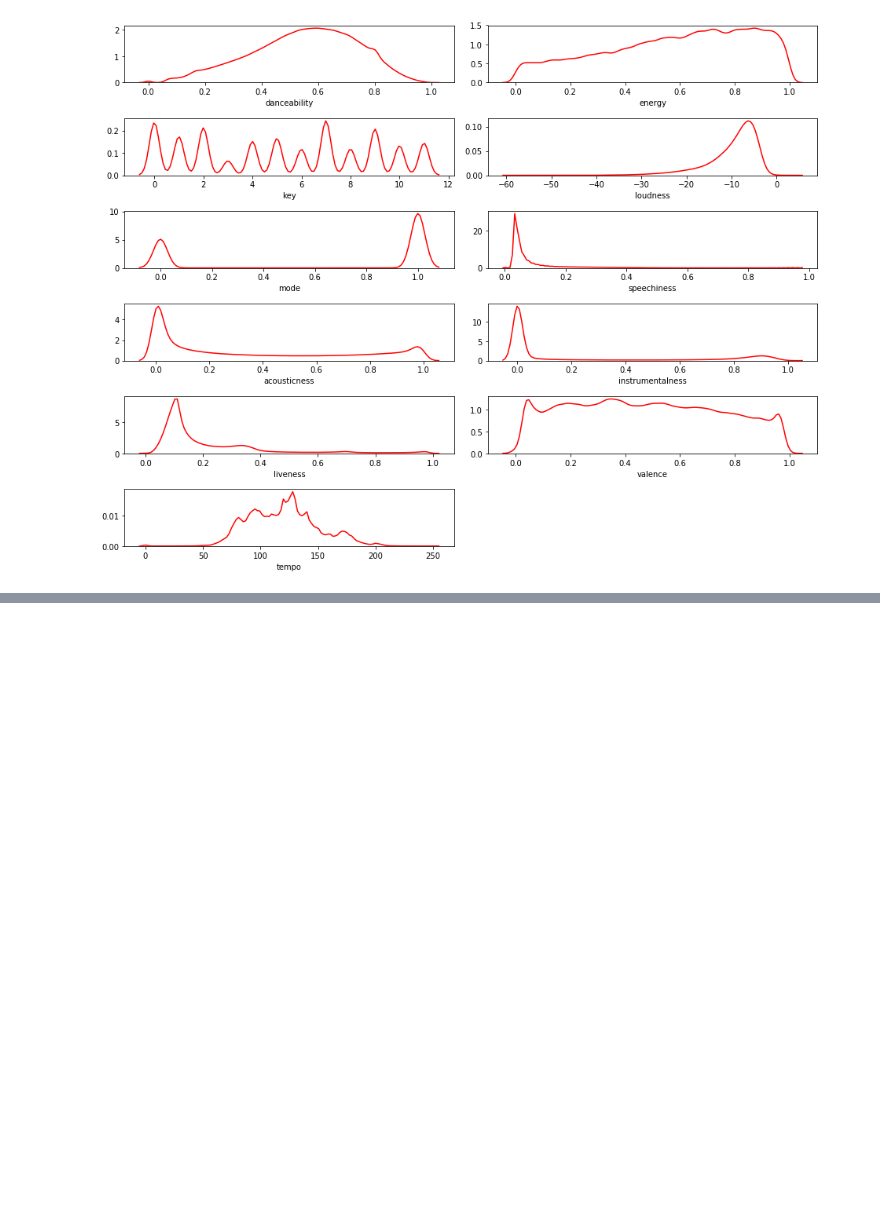
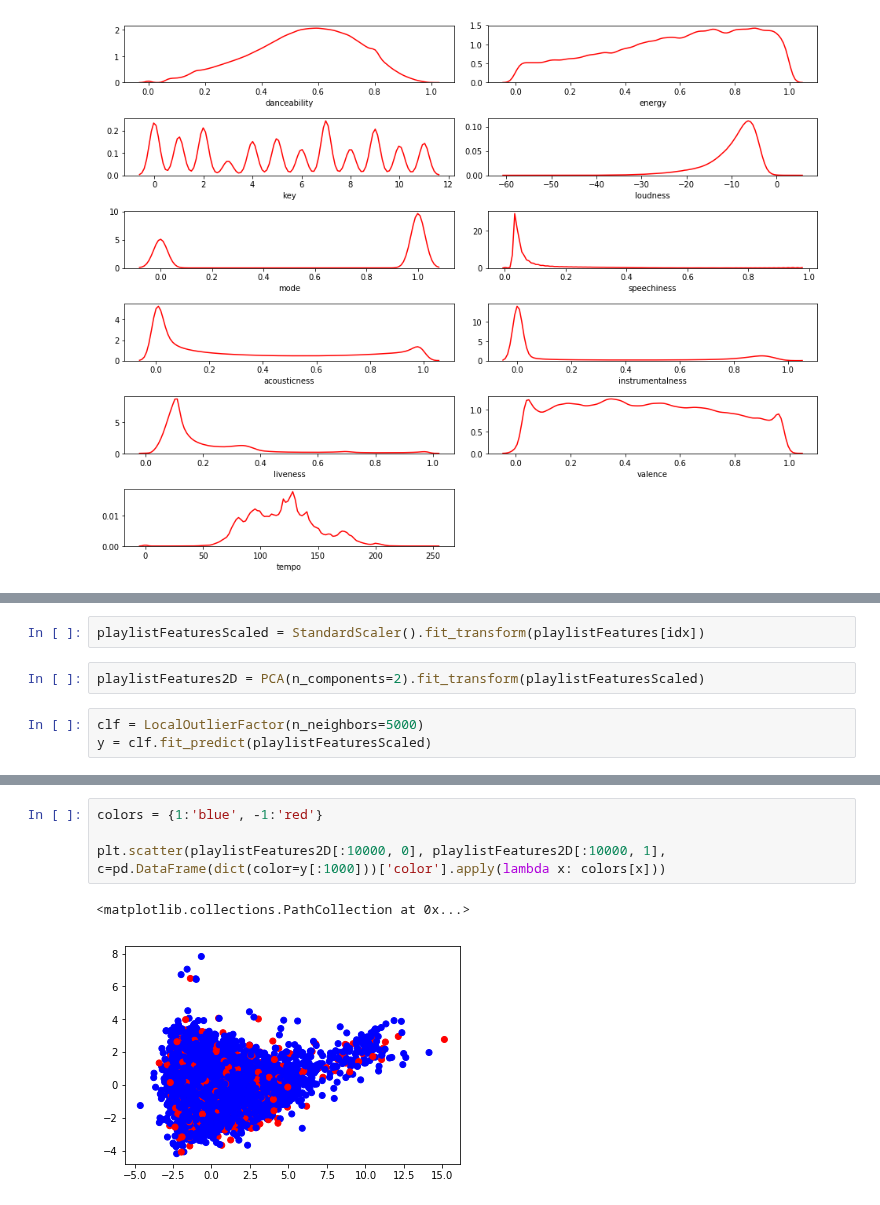
Before and after one commit to adamkhazi/one-million-playlists, a Jupyter notebook: exploration/track feature exploration.ipynb, the cells around one changed output, grey strips where cells are left out. Cells and saved outputs as stored; diff of their text form; blank space fills up the shorter version.

```diff
--- a/exploration/track feature exploration.ipynb
+++ b/exploration/track feature exploration.ipynb
@@ -66,0 +147,7 @@ plt.tight_layout()
+# %%
+playlistFeaturesScaled = StandardScaler().fit_transform(playlistFeatures[idx])
+# %%
+playlistFeatures2D = PCA(n_components=2).fit_transform(playlistFeaturesScaled)
+# %%
+clf = LocalOutlierFactor(n_neighbors=5000)
+y = clf.fit_predict(playlistFeaturesScaled)
@@ -66,0 +159,7 @@ plt.tight_layout()
+# %%
+colors = {1:'blue', -1:'red'}
+
+plt.scatter(playlistFeatures2D[:10000, 0], playlistFeatures2D[:10000, 1], c=pd.DataFrame(dict(color=y[:1000]))['color'].apply(lambda x: colors[x]))
+# %% [output]
+<matplotlib.collections.PathCollection at 0x...>
+[figure, added]
```
Also changed, not shown: parts of 23 cells of this notebook, 7 other files.
